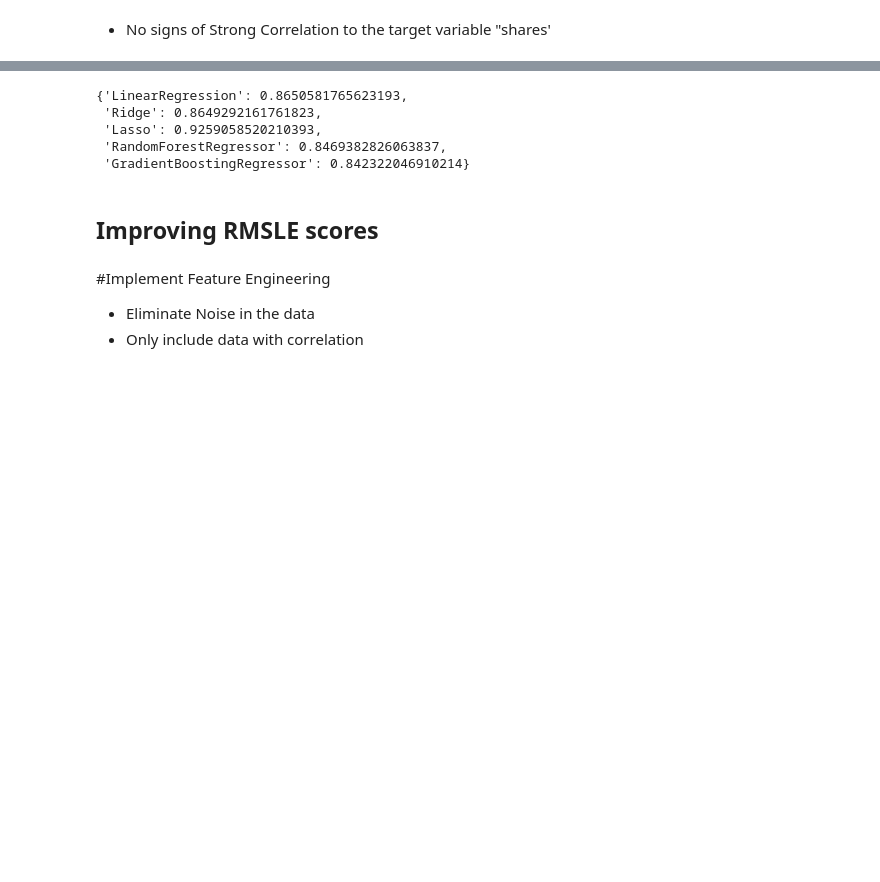
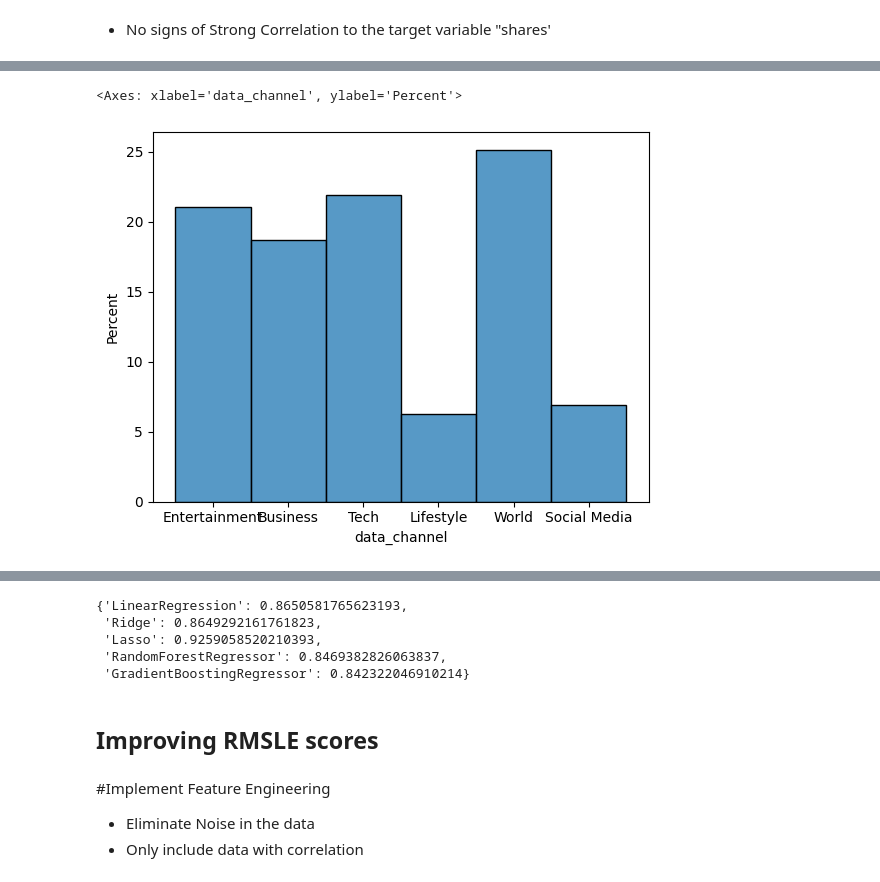
Before and after one commit to Ruchit42/Online_News_Shares, a Jupyter notebook: Capstone_News_shares_current_version.ipynb, the cells around one changed output, grey strips where cells are left out. Cells and saved outputs as stored; diff of their text form; code cells hidden in the pictures; blank space fills up the shorter version.

```diff
--- a/Capstone_News_shares_current_version.ipynb
+++ b/Capstone_News_shares_current_version.ipynb
@@ -249,0 +303,5 @@ plt.show()
+# %%
+sns.histplot(binwidth=0.5, x="data_channel", data=df, stat="percent", multiple="stack")
+# %% [output]
+<Axes: xlabel='data_channel', ylabel='Percent'>
+[figure, added]
```
Also changed, not shown: parts of 8 cells of this notebook.
